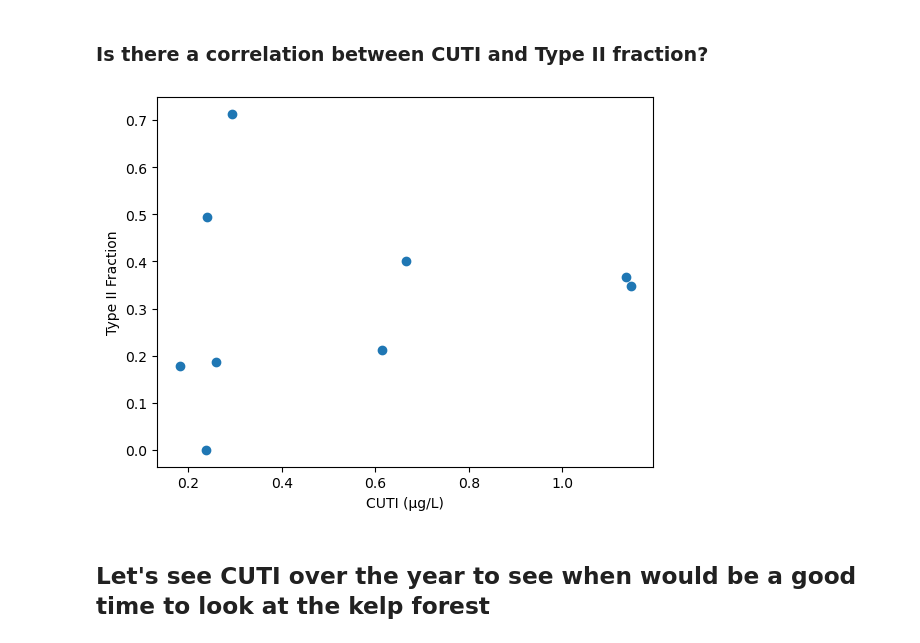
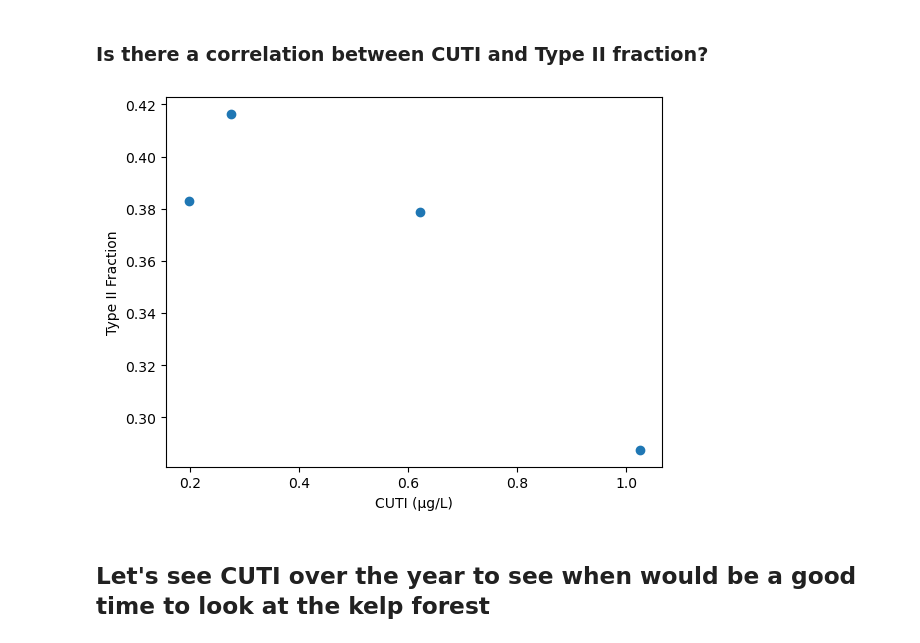
Before and after one commit to fish-pace/2026-proj-kelp-west, a Jupyter notebook: contributor_folders/tena/kelp_color.ipynb, the cells around one changed output. Cells and saved outputs as stored; diff of their text form; code cells hidden in the pictures.

```diff
--- a/contributor_folders/tena/kelp_color.ipynb
+++ b/contributor_folders/tena/kelp_color.ipynb
@@ -748,7 +740,7 @@ import pandas as pd
 # login to earthaccess
 auth = earthaccess.login(persist=True)
 
-dates = pd.date_range("2024-11-12", "2024-12-01", freq="D")
+dates = pd.date_range("2024-06-24", "2024-06-27", freq="D")
 
 records = []      # time series stats
 frames = []       # per-day spatial frames
@@ -975,19 +951,19 @@ plt.show()
 # %%
 # select latitude 34
 cuti_da = cuti.sel(
     latitude=34,
 )["CUTI"]
 
-df['cuti'] = cuti_da.sel(time=slice("2024-03-01", "2024-03-09")) # align same dates
+df['cuti'] = cuti_da.sel(time=slice("2024-06-24", "2024-06-27")) # align same dates
 
 df[['type1_frac','type2_frac','type3_frac','cuti']].corr()
 
 plt.scatter(df['cuti'], df['type2_frac'])
 plt.xlabel('CUTI (µg/L)')
 plt.ylabel('Type II Fraction')
 plt.show()
 # %% [output]
-[figure, old version]
+[figure, new version]
 # %% [markdown]
 ## Let's see CUTI over the year to see when would be a good time to look at the kelp forest
 # %%
```
Also changed, not shown: parts of 22 cells of this notebook, 1 other file.
